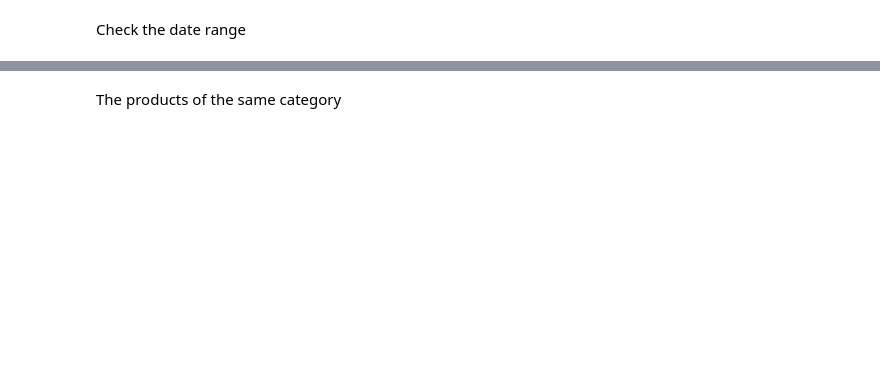
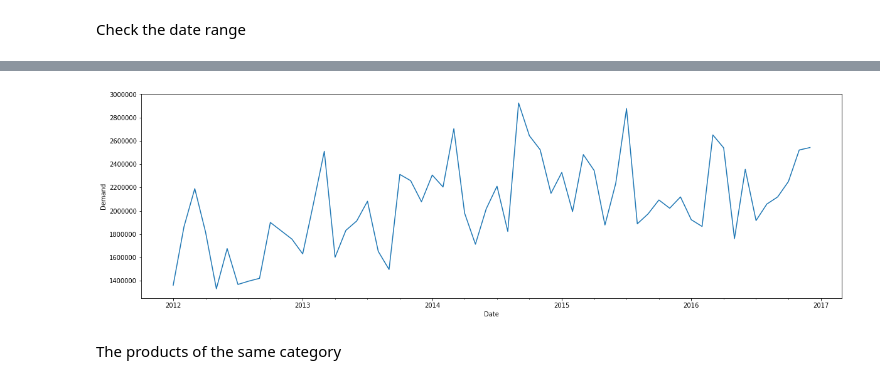
Before and after one commit to RuotingZheng/WorldWideProduct, a Jupyter notebook: notebook/WWP.ipynb, the cells around one changed output, grey strips where cells are left out. Cells and saved outputs as stored; diff of their text form; code cells hidden in the pictures; blank space fills up the shorter version.

```diff
--- a/notebook/WWP.ipynb
+++ b/notebook/WWP.ipynb
@@ -66,5 +121,5 @@ plt.ylabel('Demand');
 ### The demands on months
 #### We need index data with time
 # %%
-Product_1 = Product_1.set_index('Date')
-Product_1.index
+Product_1_sample = Product_1.set_index('Date')
+Product_1_sample.index
@@ -75,3 +141,3 @@ Product_1.index.min(), Product_1.index.max()
 # %%
-Product_1 = Product_1["Order_Demand"].resample('MS').sum()
-Product_1.head()
+Product_1_sample = Product_1_sample["Order_Demand"].resample('MS').sum()
+Product_1_sample.head()
@@ -78,6 +152,8 @@ Product_1.head()
 # %%
-Product_1.plot(figsize=(20,6))
+Product_1_sample.plot(figsize=(20,6))
 plt.ylabel('Demand');
+# %% [output]
+[figure, added]
 # %% [markdown]
 The products of the same category
 # %%
```
Also changed, not shown: parts of 45 cells of this notebook.
